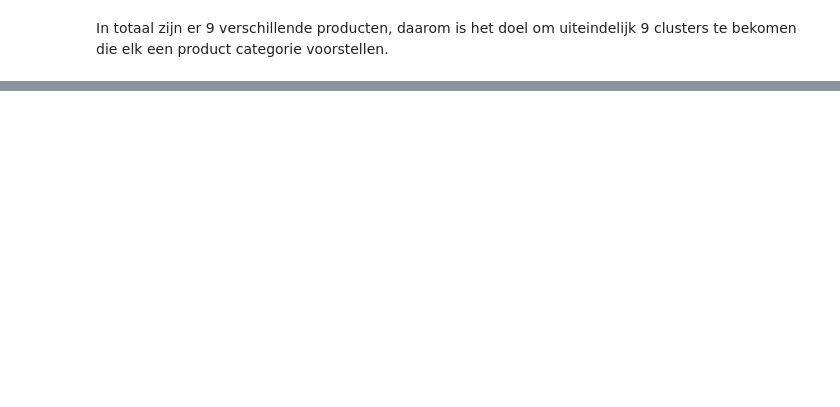
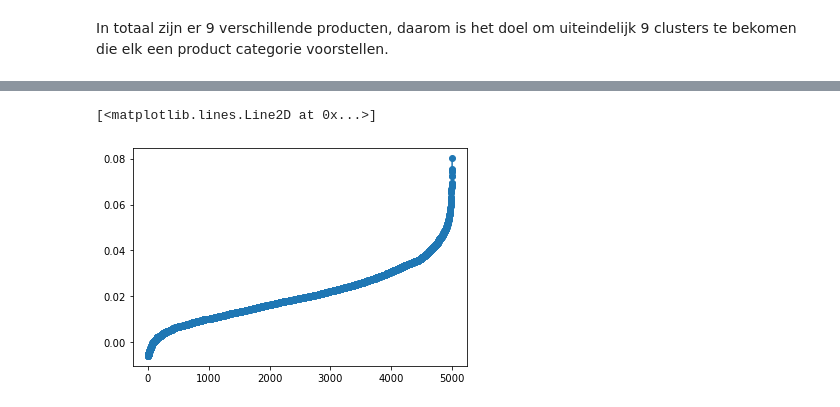
Before and after one commit to WouterStemgee/applied-machine-learning-consumer-complaints-database, a Jupyter notebook: sprint2_unsupervised-learning/sprint2_Lucas.ipynb, the cells around one changed output, grey strips where cells are left out. Cells and saved outputs as stored; diff of their text form; code cells hidden in the pictures; blank space fills up the shorter version.

```diff
--- a/sprint2_unsupervised-learning/sprint2_Lucas.ipynb
+++ b/sprint2_unsupervised-learning/sprint2_Lucas.ipynb
@@ -194,0 +250,11 @@ X
+# %%
+# Perform the necessary imports
+from sklearn.decomposition import TruncatedSVD
+from sklearn.cluster import KMeans
+from sklearn.pipeline import make_pipeline
+
+# Create a TruncatedSVD instance: svd
+svd = TruncatedSVD(n_components=50)
+
+# Create a KMeans instance: kmeans
+X2_fitted=svd.fit_transform(X2)
@@ -194,0 +265,13 @@ X
+# %%
+from sklearn.metrics.pairwise import linear_kernel
+cosine_similarities=[]
+for i in range(1,X2_fitted.shape[0]+1):
+    cosine_similarities.append(linear_kernel(X2_fitted[i-1:i], X2_fitted).flatten())
+dist_df2=pd.DataFrame(cosine_similarities)
+# %%
+import matplotlib.pyplot as plt
+dist_df2_sorted = dist_df2.sort_values([0], ascending = (True))
+plt.plot(range(0,X2_fitted.shape[0]), dist_df2_sorted[0],marker='o')
+# %% [output]
+[<matplotlib.lines.Line2D at 0x...>]
+[figure, added]
```
Also changed, not shown: parts of 45 cells of this notebook.
